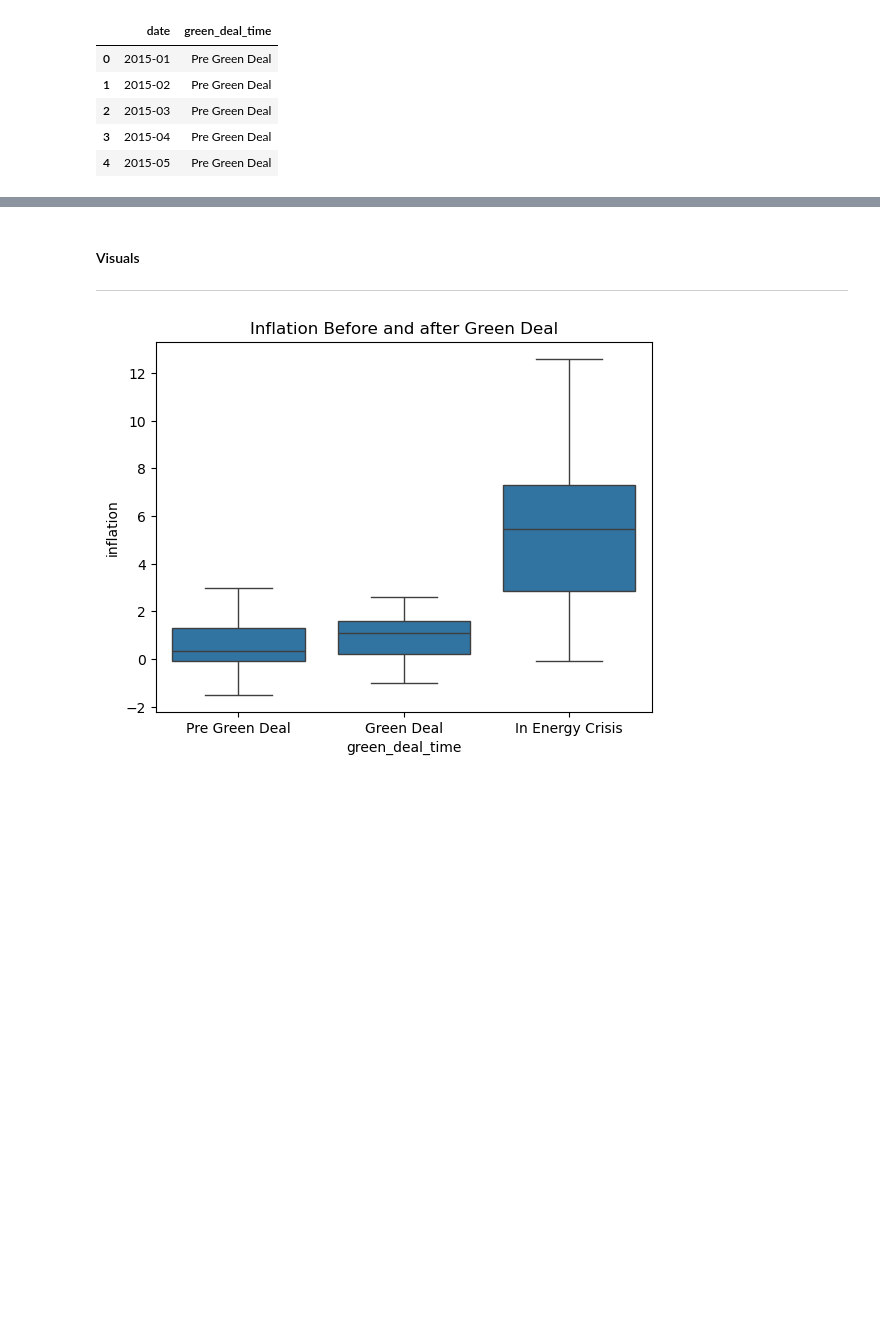
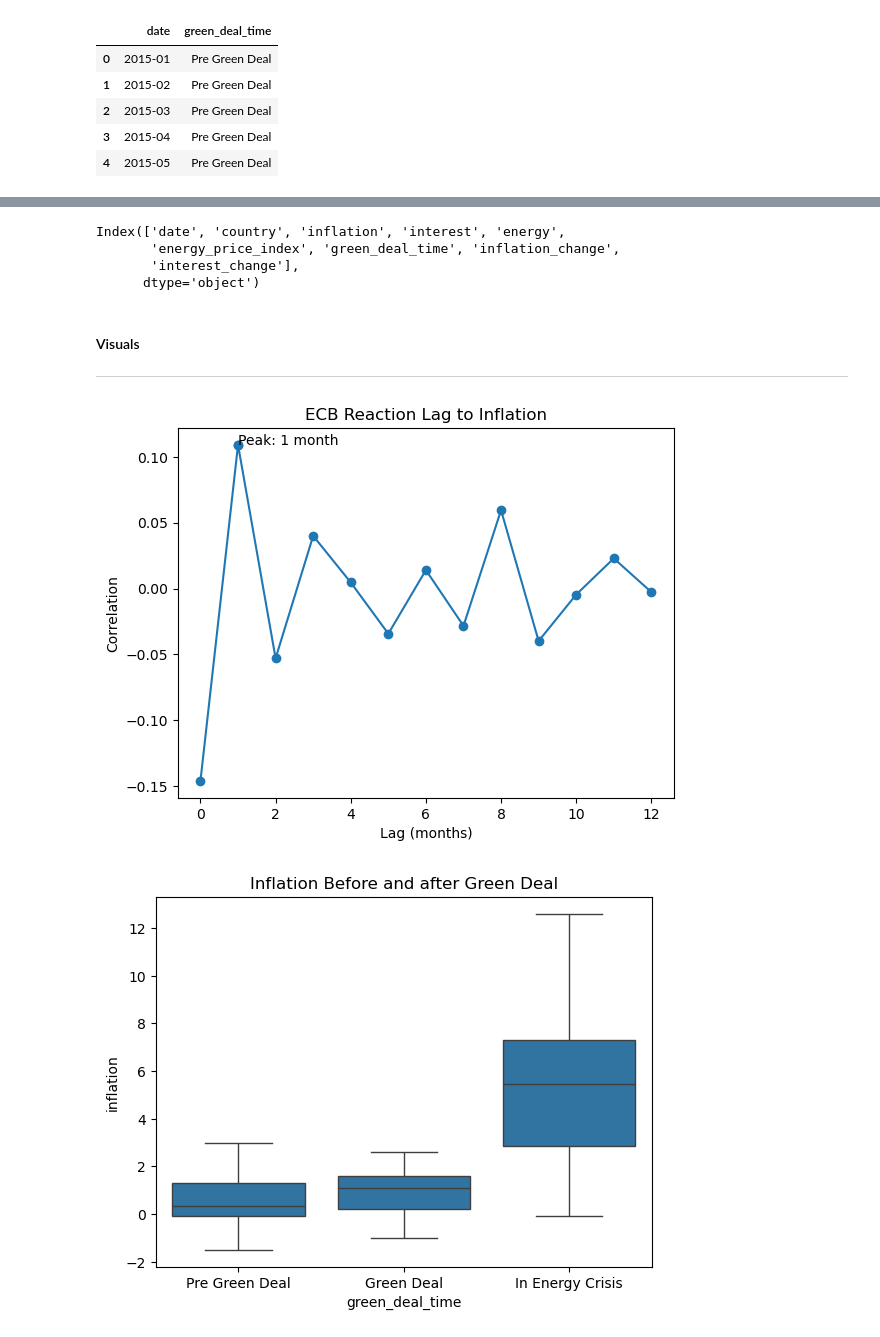
Before and after one commit to meisnerfiona-it/economic-impact-of-green-deal, a Jupyter notebook: 03_merge_datasets_Fiona.ipynb, the cells around one changed output, grey strips where cells are left out. Cells and saved outputs as stored; diff of their text form; code cells hidden in the pictures; blank space fills up the shorter version.

```diff
--- a/03_merge_datasets_Fiona.ipynb
+++ b/03_merge_datasets_Fiona.ipynb
@@ -265,6 +306,45 @@ final_df[['date', 'green_deal_time']].head()
+# %%
+df.columns
+# %% [output]
+Index(['date', 'country', 'inflation', 'interest', 'energy',
+       'energy_price_index', 'green_deal_time', 'inflation_change',
+       'interest_change'],
+      dtype='object')
 # %% [markdown]
 #### Visuals
  ----
+# %%
+'''
+Visual ECB information
+'''
+# sort by lag for proper line
+lag_table_sorted = lag_table.sort_values('lag_months')
+
+plt.figure()
+
+# clean line
+plt.plot(lag_table_sorted['lag_months'],
+         lag_table_sorted['correlation'],
+         marker='o')
+
+# highlight peak
+max_row = lag_table.loc[lag_table['correlation'].idxmax()]
+plt.scatter(max_row['lag_months'], max_row['correlation'])
+
+# annotation (ONLY one)
+plt.annotate(f"Peak: {int(max_row['lag_months'])} month",
+             (max_row['lag_months'], max_row['correlation']))
+
+# remove clutter
+plt.xlabel("Lag (months)")
+plt.ylabel("Correlation")
+plt.title("ECB Reaction Lag to Inflation")
+
+plt.grid(False)
+
+plt.show()
+# %% [output]
+[figure, added]
 # %%
 sns.boxplot(data=final_df, x = 'green_deal_time', y='inflation')
 plt.title('Inflation Before and after Green Deal')
```
Also changed, not shown: parts of 5 cells of this notebook.
